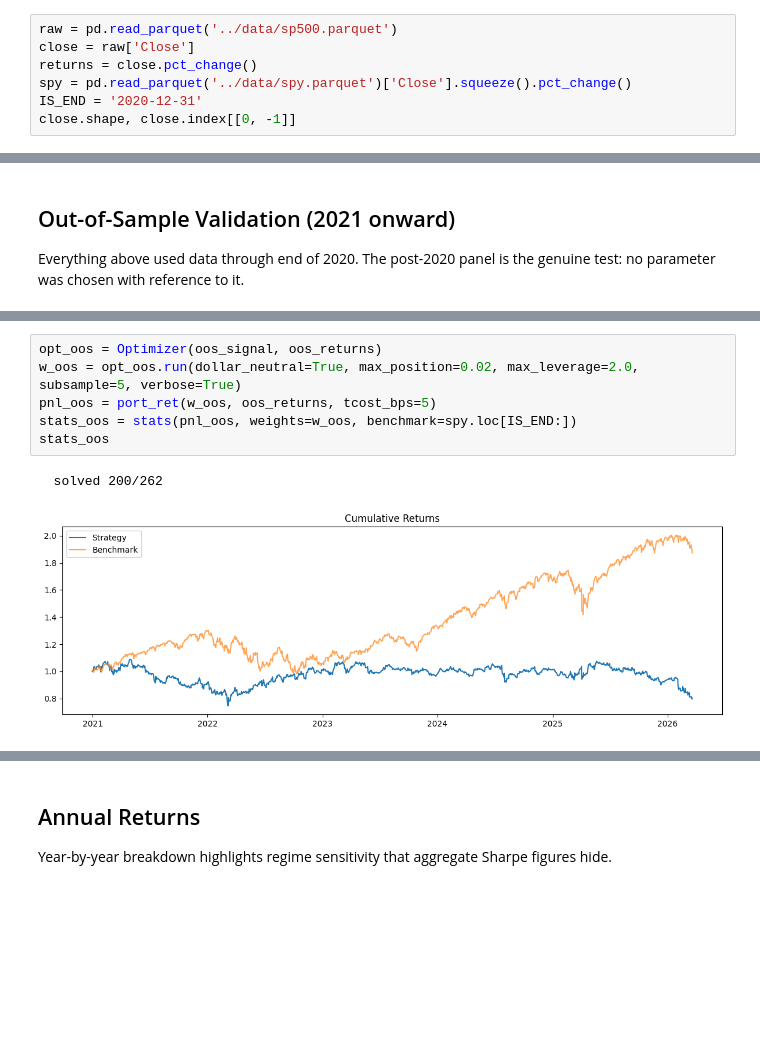
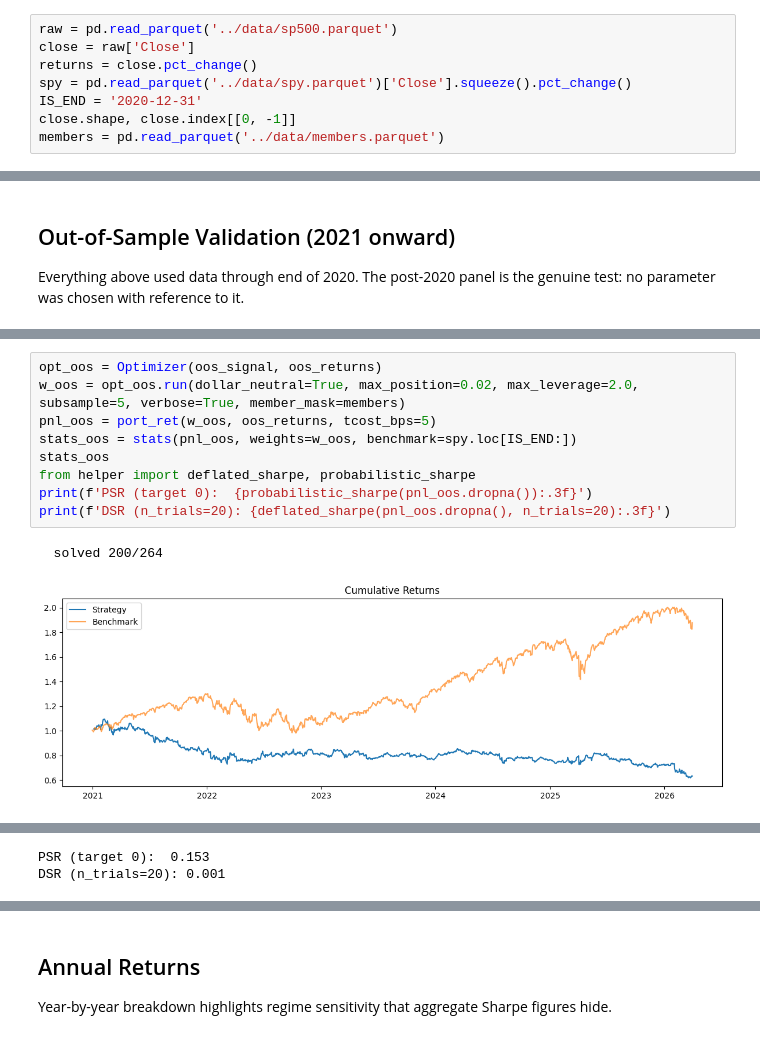
Before and after one commit to SashRajj/QuantBook, a Jupyter notebook: research/01_mean_reversion.ipynb, the cells around one changed output, grey strips where cells are left out. Drawn from its saved outputs; the diff is of its cells as text; blank space fills up the shorter version.

```diff
--- a/research/01_mean_reversion.ipynb
+++ b/research/01_mean_reversion.ipynb
@@ -30,3 +40,4 @@ returns = close.pct_change()
 spy = pd.read_parquet('../data/spy.parquet')['Close'].squeeze().pct_change()
 IS_END = '2020-12-31'
 close.shape, close.index[[0, -1]]
+members = pd.read_parquet('../data/members.parquet')
@@ -273,9 +287,12 @@ ic(oos_signal, close.loc[IS_END:])
 # %%
 opt_oos = Optimizer(oos_signal, oos_returns)
-w_oos = opt_oos.run(dollar_neutral=True, max_position=0.02, max_leverage=2.0, subsample=5, verbose=True)
+w_oos = opt_oos.run(dollar_neutral=True, max_position=0.02, max_leverage=2.0, subsample=5, verbose=True, member_mask=members)
 pnl_oos = port_ret(w_oos, oos_returns, tcost_bps=5)
 stats_oos = stats(pnl_oos, weights=w_oos, benchmark=spy.loc[IS_END:])
 stats_oos
+from helper import deflated_sharpe, probabilistic_sharpe
+print(f'PSR (target 0):  {probabilistic_sharpe(pnl_oos.dropna()):.3f}')
+print(f'DSR (n_trials=20): {deflated_sharpe(pnl_oos.dropna(), n_trials=20):.3f}')
 # %% [output]
-  solved 200/262
+  solved 200/264
-[figure, old version]
+[figure, new version]
@@ -284,3 +299,5 @@ stats_oos
+PSR (target 0):  0.153
+DSR (n_trials=20): 0.001
 # %%
 pd.concat([stats_opt.rename(index={'Strategy': 'In-sample (2005-2020)'}),
            stats_oos.rename(index={'Strategy': 'Out-of-sample (2021+)'})])
```
Also changed, not shown: parts of 23 cells of this notebook, 8 other files.
